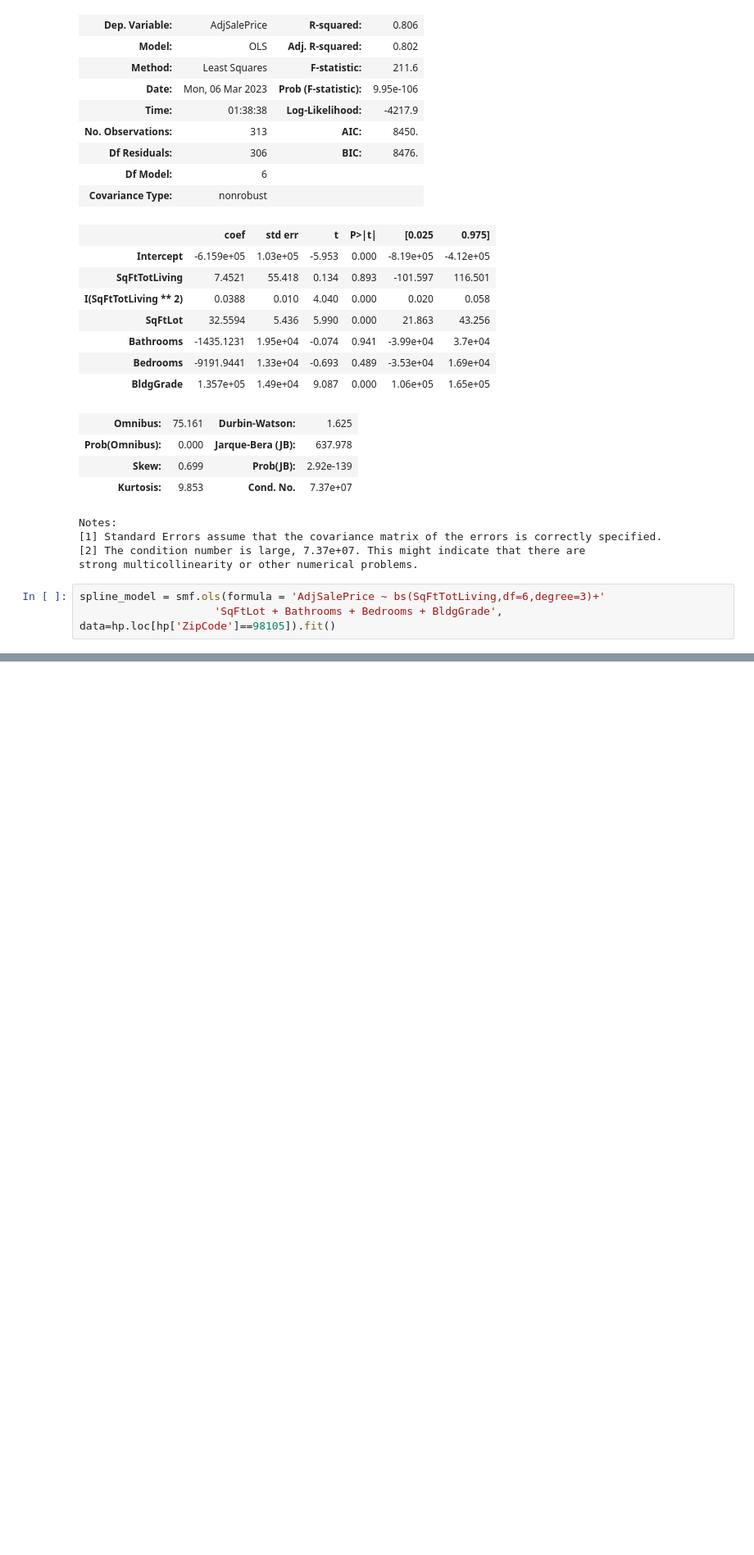
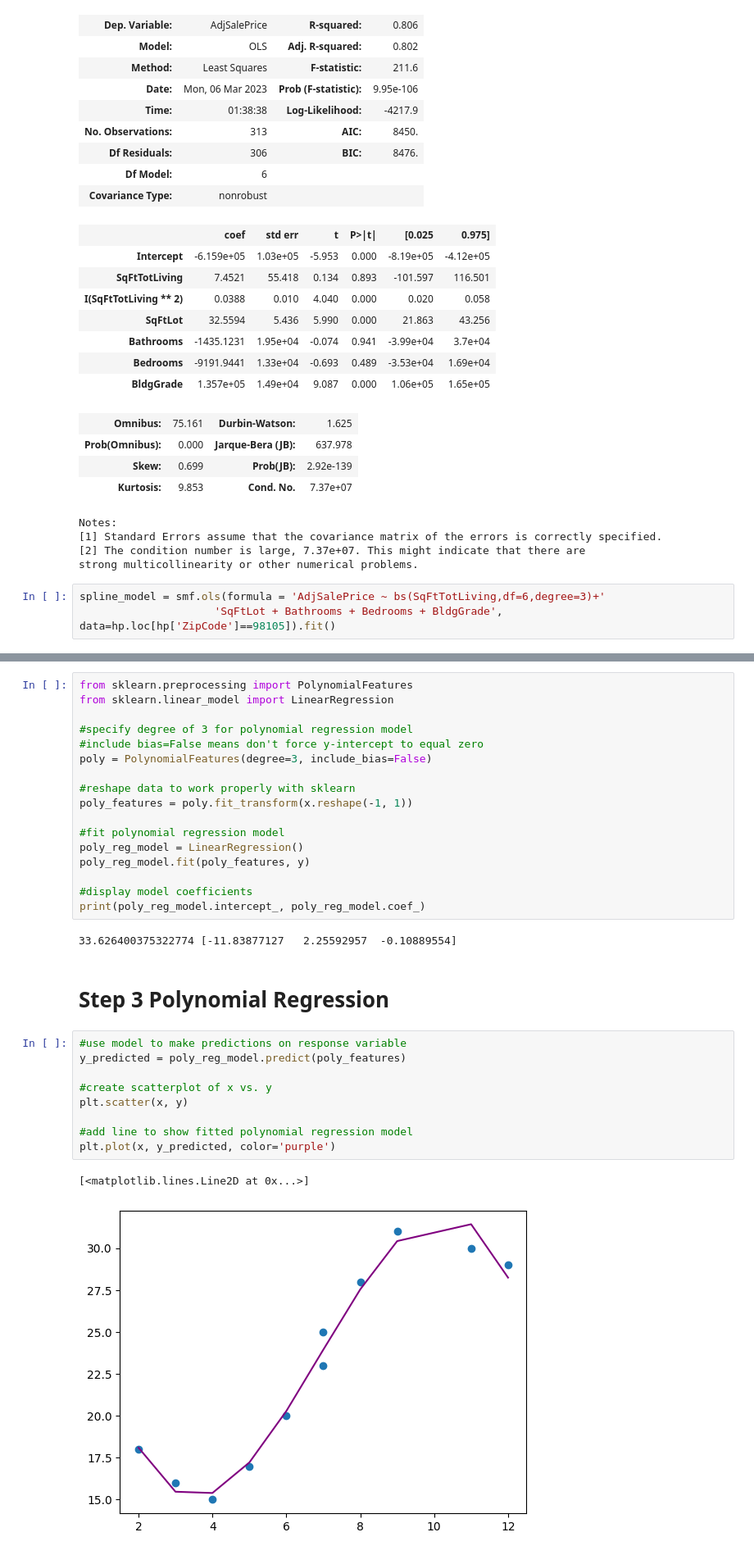
Before and after one commit to ChiragBangera/Practical-Stats, a Jupyter notebook: chapter_4.ipynb, the cells around one changed output, grey strips where cells are left out. Shown at 82% size. Drawn from its saved outputs; the diff is of its cells as text; blank space fills up the shorter version.

```diff
--- a/chapter_4.ipynb
+++ b/chapter_4.ipynb
@@ -357,0 +375,33 @@ spline_model = smf.ols(formula = 'AdjSalePrice ~ bs(SqFtTotLiving,df=6,degree=3)
+# %%
+from sklearn.preprocessing import PolynomialFeatures
+from sklearn.linear_model import LinearRegression
+
+#specify degree of 3 for polynomial regression model
+#include bias=False means don't force y-intercept to equal zero
+poly = PolynomialFeatures(degree=3, include_bias=False)
+
+#reshape data to work properly with sklearn
+poly_features = poly.fit_transform(x.reshape(-1, 1))
+
+#fit polynomial regression model
+poly_reg_model = LinearRegression()
+poly_reg_model.fit(poly_features, y)
+
+#display model coefficients
+print(poly_reg_model.intercept_, poly_reg_model.coef_)
+# %% [output]
+33.626400375322774 [-11.83877127   2.25592957  -0.10889554]
+# %% [markdown]
+# Step 3 Polynomial Regression
+# %%
+#use model to make predictions on response variable
+y_predicted = poly_reg_model.predict(poly_features)
+
+#create scatterplot of x vs. y
+plt.scatter(x, y)
+
+#add line to show fitted polynomial regression model
+plt.plot(x, y_predicted, color='purple')
+# %% [output]
+[<matplotlib.lines.Line2D at 0x...>]
+[figure, added]
```
Also changed, not shown: parts of 3 cells of this notebook, 1 other file.
